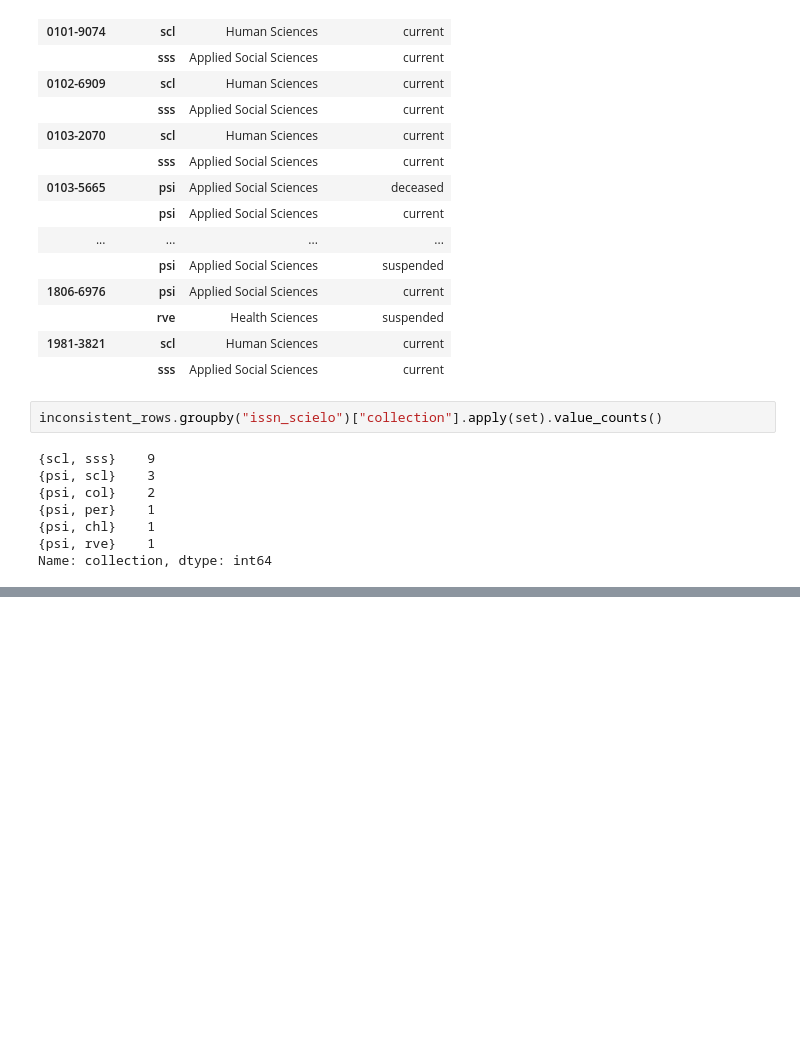
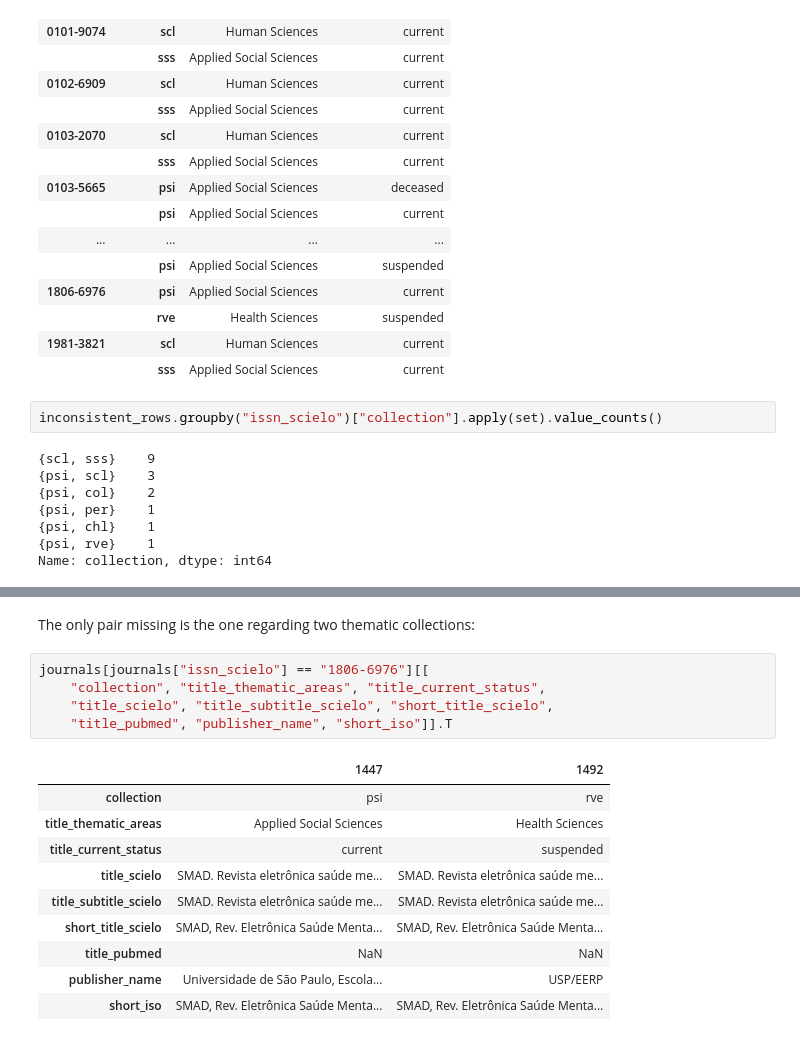
Before and after one commit to scieloorg/scielo20gt6, a Jupyter notebook: clean_area.ipynb, the cells around one changed output, grey strips where cells are left out. Cells and saved outputs as stored; diff of their text form; blank space fills up the shorter version.

```diff
--- a/clean_area.ipynb
+++ b/clean_area.ipynb
@@ -378,0 +431,18 @@ The same happen in the pairs `col`-`psi` and `chl`-`psi`.
+# %% [markdown]
+The only pair missing is the one regarding two thematic collections:
+# %%
+journals[journals["issn_scielo"] == "1806-6976"][[
+    "collection", "title_thematic_areas", "title_current_status",
+    "title_scielo", "title_subtitle_scielo", "short_title_scielo",
+    "title_pubmed", "publisher_name", "short_iso"]].T
+# %% [output]
+|  | 1447 | 1492 |
+| collection | psi | rve |
+| title_thematic_areas | Applied Social Sciences | Health Sciences |
+| title_current_status | current | suspended |
+| title_scielo | SMAD. Revista eletrônica saúde me... | SMAD. Revista eletrônica saúde me... |
+| title_subtitle_scielo | SMAD. Revista eletrônica saúde me... | SMAD. Revista eletrônica saúde me... |
+| short_title_scielo | SMAD, Rev. Eletrônica Saúde Menta... | SMAD, Rev. Eletrônica Saúde Menta... |
+| title_pubmed | NaN | NaN |
+| publisher_name | Universidade de São Paulo, Escola... | USP/EERP |
+| short_iso | SMAD, Rev. Eletrônica Saúde Menta... | SMAD, Rev. Eletrônica Saúde Menta... |
```
Also changed, not shown: parts of 22 cells of this notebook.
